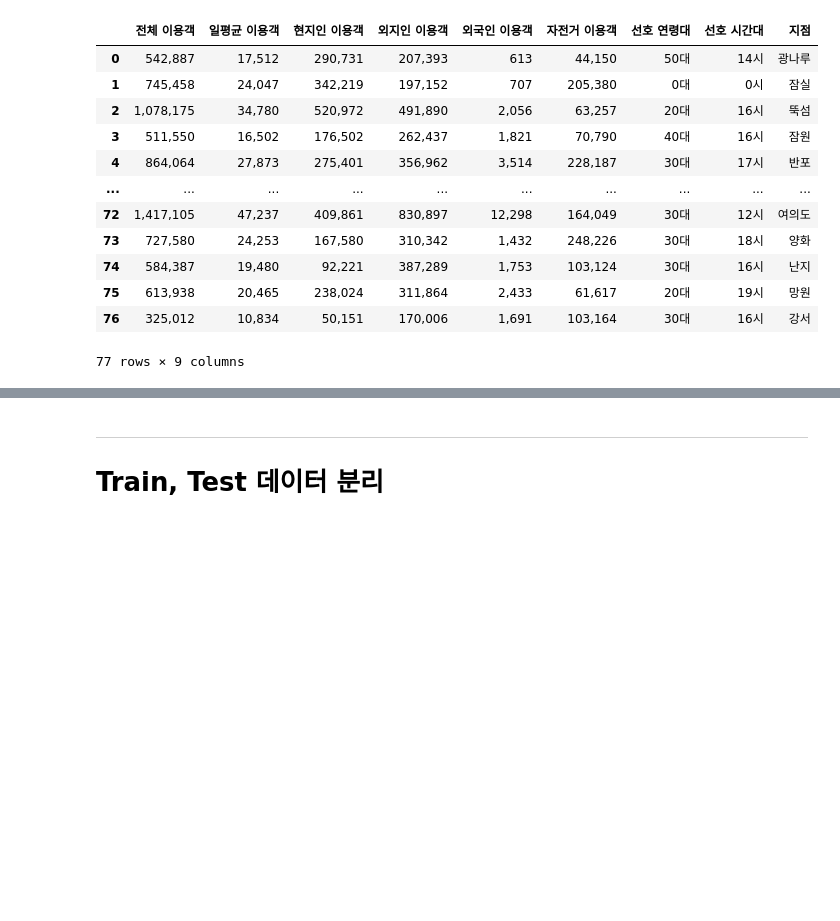
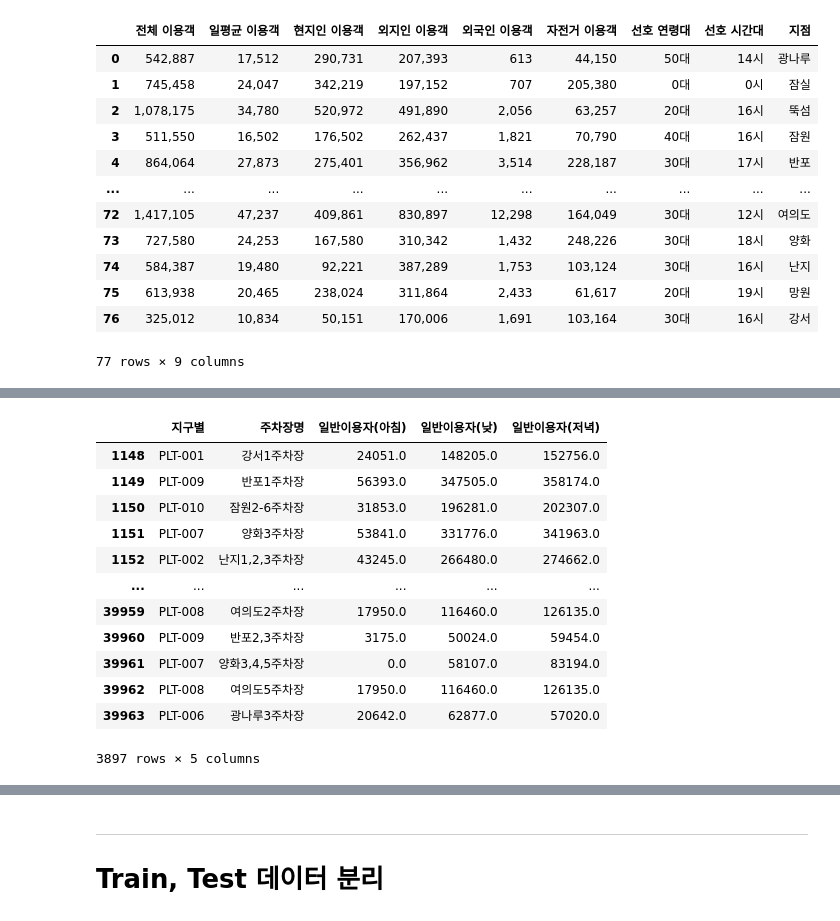
Before and after one commit to terryhyuk/HanGang_Mate, a Jupyter notebook: Python/DataAnalysis/MachineLearning.ipynb, the cells around one changed output, grey strips where cells are left out. Cells and saved outputs as stored; diff of their text form; code cells hidden in the pictures; blank space fills up the shorter version.

```diff
--- a/Python/DataAnalysis/MachineLearning.ipynb
+++ b/Python/DataAnalysis/MachineLearning.ipynb
@@ -586,0 +705,13 @@ df_2024
+# %%
+# 월별로 일반이용자수(아침) , 일반이용자수(낮), 일반이용자수(저녁)으로 분리
+# 곱해주는 수는 위의 시간대 비율을 이용해 곱해준다.
+
+df_2024['일반이용자(아침)'] = round(df_2024['전체 이용객'] * 0.074)
+df_2024['일반이용자(낮)'] = round(df_2024['전체 이용객'] * 0.456)
+df_2024['일반이용자(저녁)'] = round(df_2024['전체 이용객'] * 0.47)
+# %%
+df_2024.rename(columns={'지점':'지구별'}, inplace=True)
+df_2024 = df_2024.loc[:,['지구별','월','연도','일반이용자(아침)','일반이용자(낮)','일반이용자(저녁)']]
+# %%
+# 일별 데이터와 merge
+df = pd.merge(df, df_2024, how='left', left_on=['지구별','연도','월'], right_on=['지구별','연도','월'])
@@ -586,0 +734,16 @@ df_2024
+# %%
+# '일반이용자(아침)_x'와 '일반이용자(아침)_y' 합치기
+df['일반이용자(아침)'] = df['일반이용자(아침)_x'].fillna(df['일반이용자(아침)_y'])
+
+# '일반이용자(낮)_x'와 '일반이용자(낮)_y' 합치기
+df['일반이용자(낮)'] = df['일반이용자(낮)_x'].fillna(df['일반이용자(낮)_y'])
+
+# '일반이용자(저녁)_x'와 '일반이용자(저녁)_y' 합치기
+df['일반이용자(저녁)'] = df['일반이용자(저녁)_x'].fillna(df['일반이용자(저녁)_y'])
+
+# 필요 없는 컬럼 삭제
+df.drop(columns=['일반이용자(아침)_x', '일반이용자(아침)_y',
+                 '일반이용자(낮)_x', '일반이용자(낮)_y',
+                 '일반이용자(저녁)_x', '일반이용자(저녁)_y'], inplace=True)
+
+df['일반이용자 합계'] = df['일반이용자(아침)'] + df['일반이용자(낮)'] + df['일반이용자(저녁)']
@@ -586,0 +788,20 @@ df_2024
+# %%
+# 9월에 해당하는 데이터 필터링
+september_data = df[df['월'] == 9]
+
+# 9월 데이터에서 일반이용자 관련 컬럼만 확인
+september_data[['지구별', '주차장명', '일반이용자(아침)', '일반이용자(낮)', '일반이용자(저녁)']]
+# %% [output]
+|  | 지구별 | 주차장명 | 일반이용자(아침) | 일반이용자(낮) | 일반이용자(저녁) |
+| 1148 | PLT-001 | 강서1주차장 | 24051.0 | 148205.0 | 152756.0 |
+| 1149 | PLT-009 | 반포1주차장 | 56393.0 | 347505.0 | 358174.0 |
+| 1150 | PLT-010 | 잠원2-6주차장 | 31853.0 | 196281.0 | 202307.0 |
+| 1151 | PLT-007 | 양화3주차장 | 53841.0 | 331776.0 | 341963.0 |
+| 1152 | PLT-002 | 난지1,2,3주차장 | 43245.0 | 266480.0 | 274662.0 |
+| ... | ... | ... | ... | ... | ... |
+| 39959 | PLT-008 | 여의도2주차장 | 17950.0 | 116460.0 | 126135.0 |
+| 39960 | PLT-009 | 반포2,3주차장 | 3175.0 | 50024.0 | 59454.0 |
+| 39961 | PLT-007 | 양화3,4,5주차장 | 0.0 | 58107.0 | 83194.0 |
+| 39962 | PLT-008 | 여의도5주차장 | 17950.0 | 116460.0 | 126135.0 |
+| 39963 | PLT-006 | 광나루3주차장 | 20642.0 | 62877.0 | 57020.0 |
+3897 rows × 5 columns
```
Also changed, not shown: parts of 29 cells of this notebook, 1 other file.
